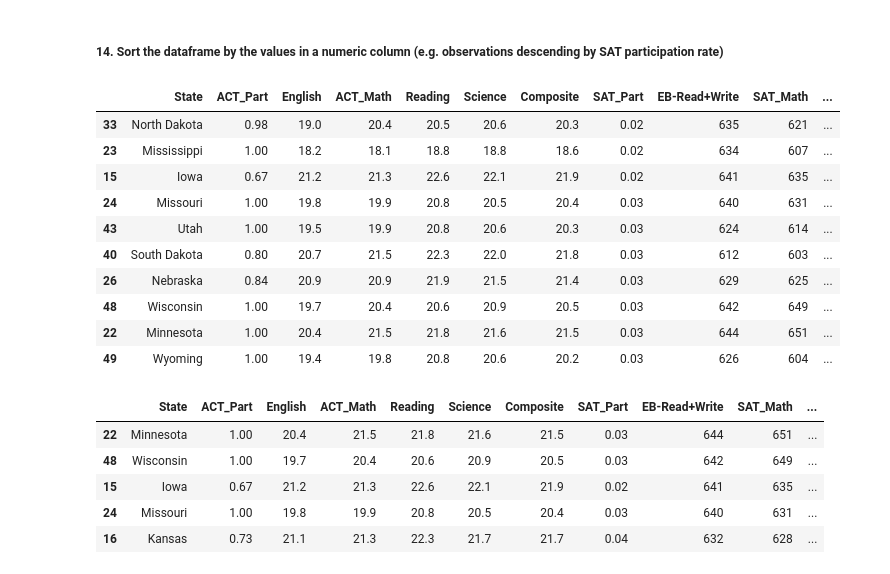
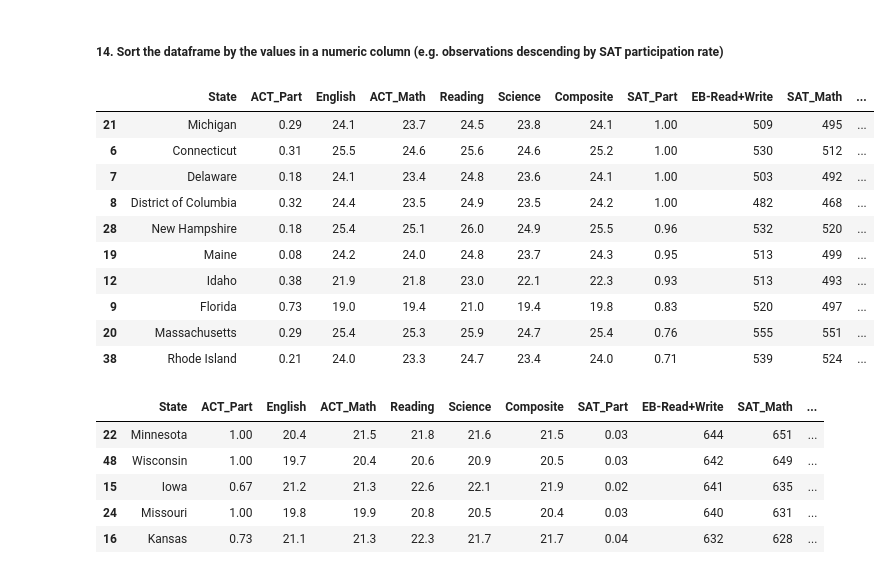
Before and after one commit to boxndragon04/DSI_Project1_SAT, a Jupyter notebook: code/project-1_nguyen_pham_LA.ipynb, the cells around one changed output. Saved outputs shown, nothing was run; the diff lists cells and outputs as text; code cells hidden in the pictures.

```diff
--- a/code/project-1_nguyen_pham_LA.ipynb
+++ b/code/project-1_nguyen_pham_LA.ipynb
@@ -356,19 +338,19 @@ list
 # %% [markdown]
 ##### 14. Sort the dataframe by the values in a numeric column (e.g. observations descending by SAT participation rate)
 # %%
-merge_df.sort_values(by='SAT_Part', ascending=True).head(10)
+merge_df.sort_values(by='SAT_Part', ascending=False).head(10)
 # %% [output]
 |  | State | ACT_Part | English | ACT_Math | Reading | Science | Composite | SAT_Part | EB-Read+Write | SAT_Math | ... |
-| 33 | North Dakota | 0.98 | 19.0 | 20.4 | 20.5 | 20.6 | 20.3 | 0.02 | 635 | 621 | ... |
-| 23 | Mississippi | 1.00 | 18.2 | 18.1 | 18.8 | 18.8 | 18.6 | 0.02 | 634 | 607 | ... |
-| 15 | Iowa | 0.67 | 21.2 | 21.3 | 22.6 | 22.1 | 21.9 | 0.02 | 641 | 635 | ... |
-| 24 | Missouri | 1.00 | 19.8 | 19.9 | 20.8 | 20.5 | 20.4 | 0.03 | 640 | 631 | ... |
-| 43 | Utah | 1.00 | 19.5 | 19.9 | 20.8 | 20.6 | 20.3 | 0.03 | 624 | 614 | ... |
-| 40 | South Dakota | 0.80 | 20.7 | 21.5 | 22.3 | 22.0 | 21.8 | 0.03 | 612 | 603 | ... |
-| 26 | Nebraska | 0.84 | 20.9 | 20.9 | 21.9 | 21.5 | 21.4 | 0.03 | 629 | 625 | ... |
-| 48 | Wisconsin | 1.00 | 19.7 | 20.4 | 20.6 | 20.9 | 20.5 | 0.03 | 642 | 649 | ... |
-| 22 | Minnesota | 1.00 | 20.4 | 21.5 | 21.8 | 21.6 | 21.5 | 0.03 | 644 | 651 | ... |
-| 49 | Wyoming | 1.00 | 19.4 | 19.8 | 20.8 | 20.6 | 20.2 | 0.03 | 626 | 604 | ... |
+| 21 | Michigan | 0.29 | 24.1 | 23.7 | 24.5 | 23.8 | 24.1 | 1.00 | 509 | 495 | ... |
+| 6 | Connecticut | 0.31 | 25.5 | 24.6 | 25.6 | 24.6 | 25.2 | 1.00 | 530 | 512 | ... |
+| 7 | Delaware | 0.18 | 24.1 | 23.4 | 24.8 | 23.6 | 24.1 | 1.00 | 503 | 492 | ... |
+| 8 | District of Columbia | 0.32 | 24.4 | 23.5 | 24.9 | 23.5 | 24.2 | 1.00 | 482 | 468 | ... |
+| 28 | New Hampshire | 0.18 | 25.4 | 25.1 | 26.0 | 24.9 | 25.5 | 0.96 | 532 | 520 | ... |
+| 19 | Maine | 0.08 | 24.2 | 24.0 | 24.8 | 23.7 | 24.3 | 0.95 | 513 | 499 | ... |
+| 12 | Idaho | 0.38 | 21.9 | 21.8 | 23.0 | 22.1 | 22.3 | 0.93 | 513 | 493 | ... |
+| 9 | Florida | 0.73 | 19.0 | 19.4 | 21.0 | 19.4 | 19.8 | 0.83 | 520 | 497 | ... |
+| 20 | Massachusetts | 0.29 | 25.4 | 25.3 | 25.9 | 24.7 | 25.4 | 0.76 | 555 | 551 | ... |
+| 38 | Rhode Island | 0.21 | 24.0 | 23.3 | 24.7 | 23.4 | 24.0 | 0.71 | 539 | 524 | ... |
 # %%
 merge_df.sort_values(by='SAT_Total', ascending=False).head()
 # %% [output]
```
Also changed, not shown: parts of 14 cells of this notebook.
